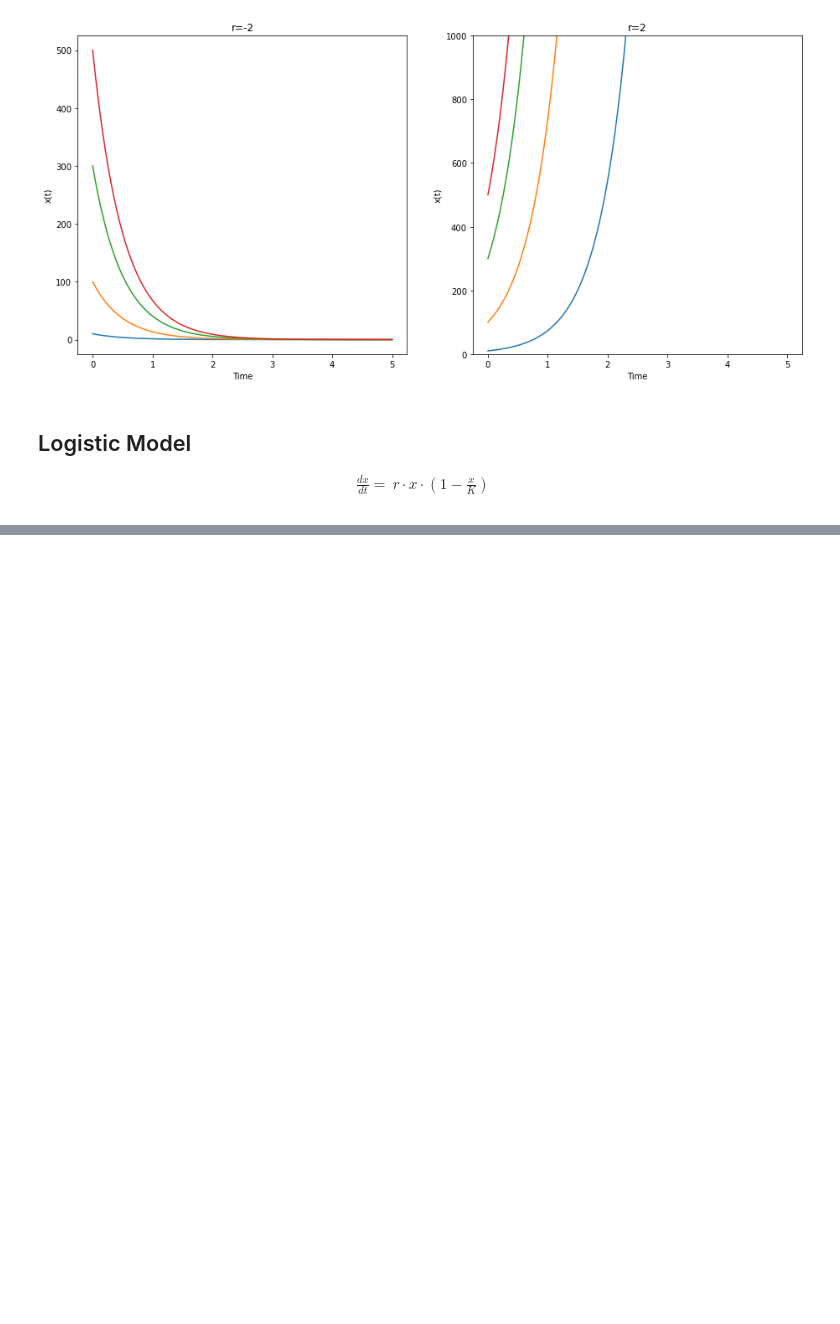
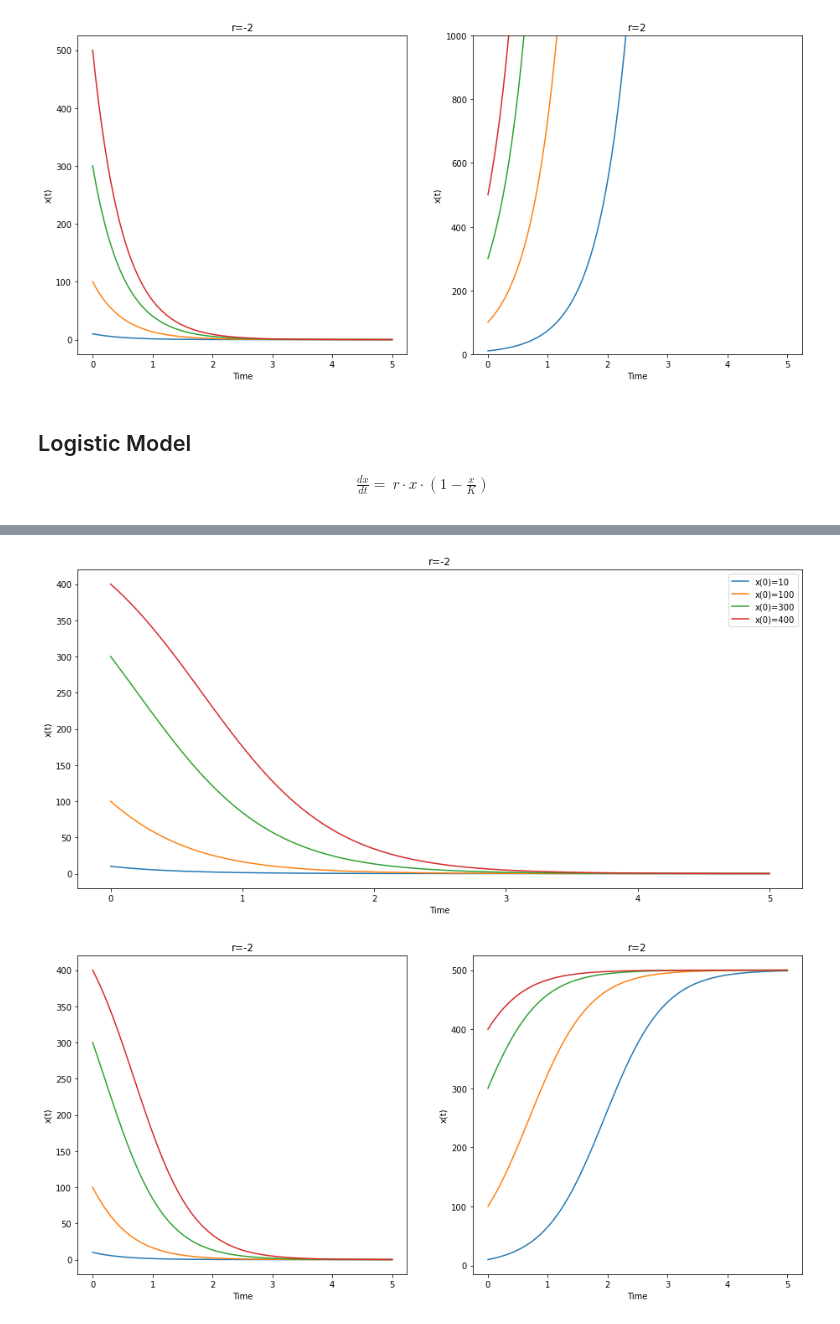
Before and after one commit to ChaosDonkey06/MODSIM_IBIO, a Jupyter notebook: 1D SYSTEMS/example.ipynb, the cells around one changed output, grey strips where cells are left out. Saved outputs shown, nothing was run; the diff lists cells and outputs as text; code cells hidden in the pictures; blank space fills up the shorter version.

Commit message:
adding logistic growth example

```diff
--- a/1D SYSTEMS/example.ipynb
+++ b/1D SYSTEMS/example.ipynb
@@ -152,0 +74,48 @@ for idx, current_ext in enumerate(I_ext):
+# %%
+xlimit = (-1.3, 1.3)
+ylimit = (-0.5, 0.5)
+
+
+def logistic_growth(x, t, r, K):
+    """
+        Logistic Growth model.
+    """
+    dxdt = r*x*(1-x/K)
+
+    return dxdt
+
+initial_conditions = [10, 100, 300, 400]
+
+import matplotlib.pyplot as plt
+
+t_span = np.linspace(0, 5, num=100)
+r_values =[ -2,  0,  2]
+K = 500
+
+fig, ax = plt.subplots(1,1, figsize=(15.5, 7))
+for ic in initial_conditions:
+    y =  odeint(logistic_growth, y0=ic, t=t_span, args=(r_values[0],500) )
+    ax.plot(t_span, y, label='x(0)={}'.format(ic))
+    ax.set_xlabel('Time')
+    ax.set_ylabel('x(t)')
+ax.set_title('r={}'.format(r_values[0]))
+ax.legend()
+
+##############################################
+
+fig, ax = plt.subplots(1,2, figsize=(15.5, 7))
+for ic in initial_conditions:
+    y =  odeint(logistic_growth, y0=ic, t=t_span, args=(r_values[0],500) )
+    ax[0].plot(t_span, y, label='x(0)={}'.format(ic))
+    ax[0].set_xlabel('Time')
+    ax[0].set_ylabel('x(t)')
+    ax[0].set_title('r={}'.format(r_values[0]))
+
+    y =  odeint(logistic_growth, y0=ic, t=t_span, args=(r_values[-1],500) )
+    ax[1].plot(t_span, y, label='x(0)={}'.format(ic))
+    ax[1].set_xlabel('Time')
+    ax[1].set_ylabel('x(t)')
+    ax[1].set_title('r={}'.format(r_values[-1]))
+# %% [output]
+[figure, added]
+[figure, added]
```
Also changed, not shown: parts of 1 cell of this notebook.
